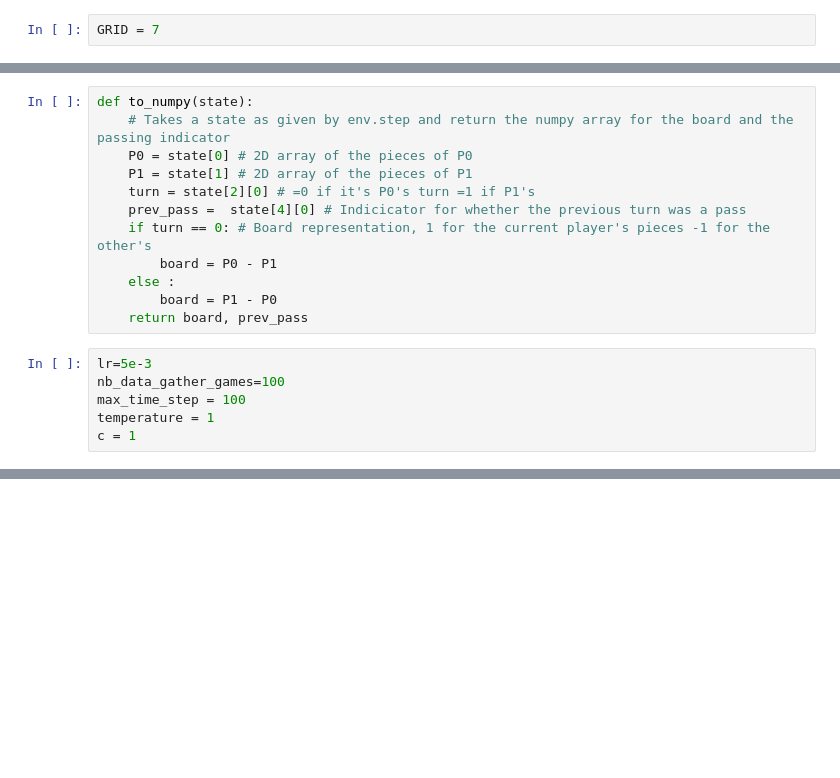
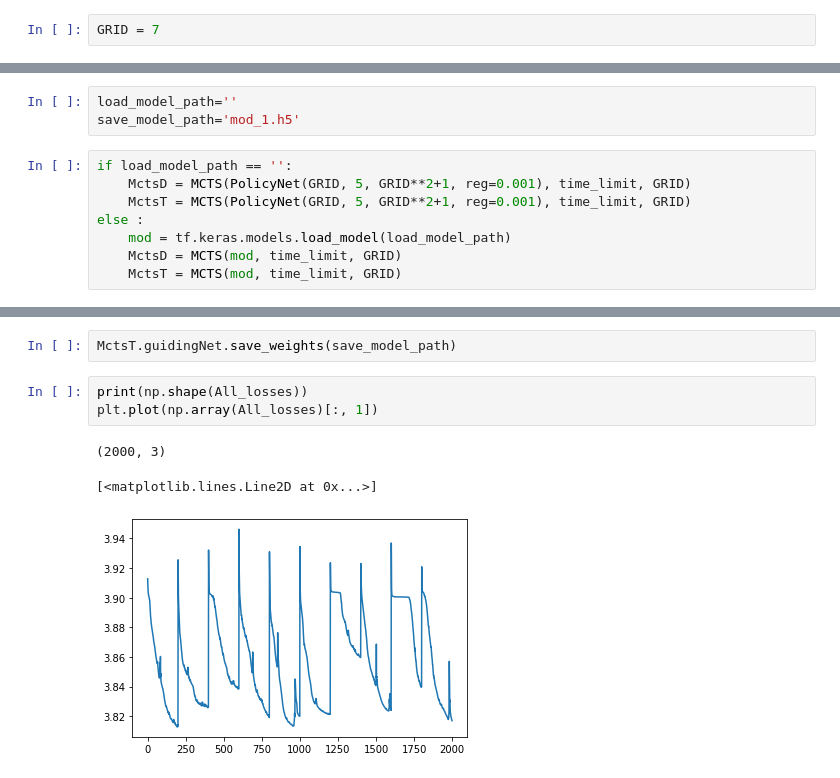
Before and after one commit to jeremygatineau/LiddleAlphaGo, a Jupyter notebook: test.ipynb, the cells around one changed output, grey strips where cells are left out. Saved outputs shown, nothing was run; the diff lists cells and outputs as text; blank space fills up the shorter version.

```diff
--- a/test.ipynb
+++ b/test.ipynb
@@ -85,18 +35,0 @@ for epoch in range(epochs):
-# %%
-def to_numpy(state):
-    # Takes a state as given by env.step and return the numpy array for the board and the passing indicator
-    P0 = state[0] # 2D array of the pieces of P0
-    P1 = state[1] # 2D array of the pieces of P1
-    turn = state[2][0] # =0 if it's P0's turn =1 if P1's
-    prev_pass =  state[4][0] # Indicicator for whether the previous turn was a pass
-    if turn == 0: # Board representation, 1 for the current player's pieces -1 for the other's
-        board = P0 - P1
-    else :
-        board = P1 - P0
-    return board, prev_pass
-# %%
-lr=5e-3
-nb_data_gather_games=100
-max_time_step = 100
-temperature = 1
-c = 1
@@ -190,0 +36,11 @@ NameError: name 'self_play' is not defined
+# %%
+load_model_path=''
+save_model_path='mod_1.h5'
+# %%
+if load_model_path == '':
+    MctsD = MCTS(PolicyNet(GRID, 5, GRID**2+1, reg=0.001), time_limit, GRID)
+    MctsT = MCTS(PolicyNet(GRID, 5, GRID**2+1, reg=0.001), time_limit, GRID)
+else :
+    mod = tf.keras.models.load_model(load_model_path)
+    MctsD = MCTS(mod, time_limit, GRID)
+    MctsT = MCTS(mod, time_limit, GRID)
@@ -190,0 +179,9 @@ NameError: name 'self_play' is not defined
+# %%
+MctsT.guidingNet.save_weights(save_model_path)
+# %%
+print(np.shape(All_losses))
+plt.plot(np.array(All_losses)[:, 1])
+# %% [output]
+(2000, 3)
+[<matplotlib.lines.Line2D at 0x...>]
+[figure, added]
```
Also changed, not shown: parts of 17 cells of this notebook, 3 other files.
